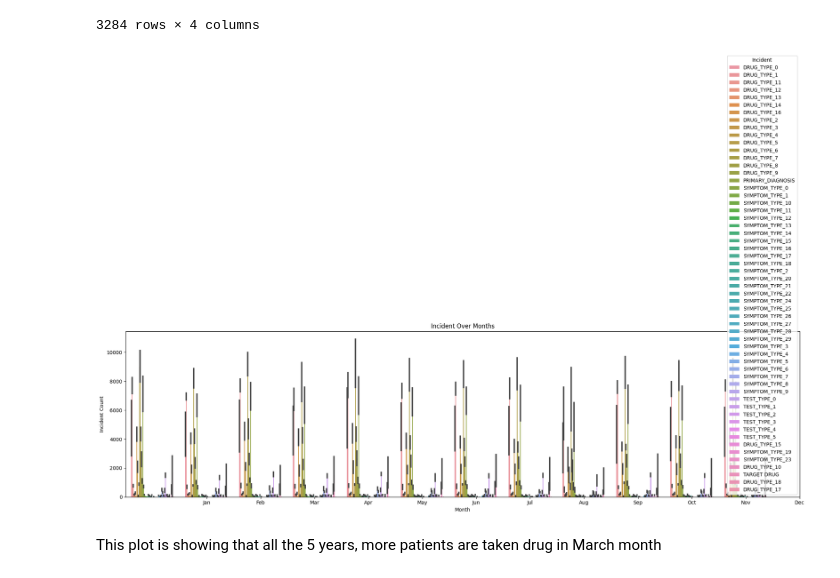
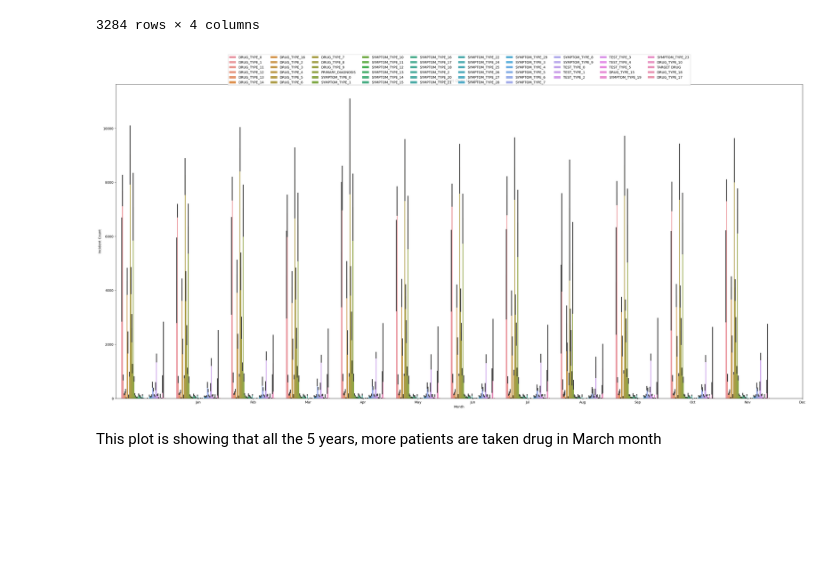
Before and after one commit to venkatesh-r96/Structured-Data-Assignment, a Jupyter notebook: 001.ipynb, the cells around one changed output. Cells and saved outputs as stored; diff of their text form; code cells hidden in the pictures; blank space fills up the shorter version.

```diff
--- a/001.ipynb
+++ b/001.ipynb
@@ -254,15 +260,16 @@ Incident_month_year
 3284 rows × 4 columns
 # %%
 # Creating the bar plot with month and incident
-plt.figure(figsize=(20,10))
-sns.barplot(data = Incident_month_year, x='month', y='Count', hue='Incident')
+plt.figure(figsize=(30,15))
+ax=sns.barplot(data = Incident_month_year, x='month', y='Count', hue='Incident')
+ax.legend(loc='upper center', bbox_to_anchor=(0.5, 1.1), ncol=10)
 plt.title('Incident Over Months')
 plt.xlabel('Month')
 plt.ylabel('Incident Count')
 plt.xticks(range(1, 13), ['Jan', 'Feb', 'Mar', 'Apr', 'May', 'Jun', 'Jul', 'Aug', 'Sep', 'Oct', 'Nov', 'Dec'])
 plt.tight_layout()
 plt.show()
 # %% [output]
-[figure, old version]
+[figure, new version]
 # %% [markdown]
 This plot is showing that all the 5 years, more patients are taken drug in  March month
```
Also changed, not shown: parts of 30 cells of this notebook.
